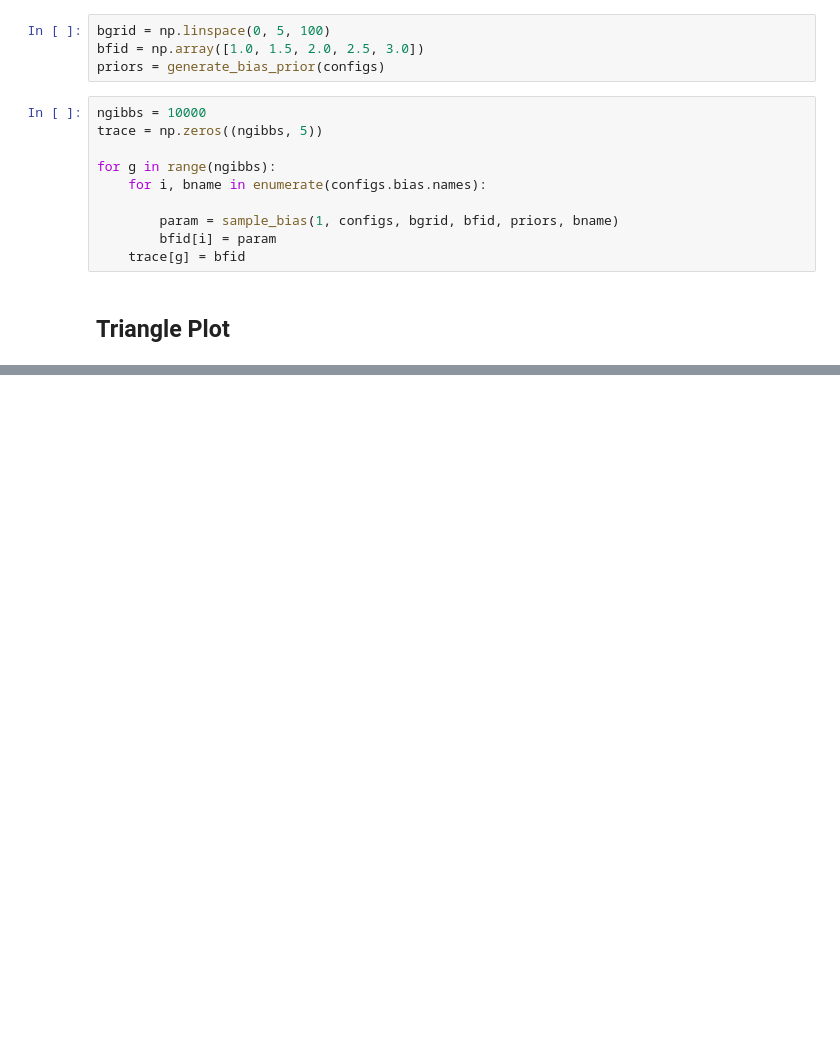
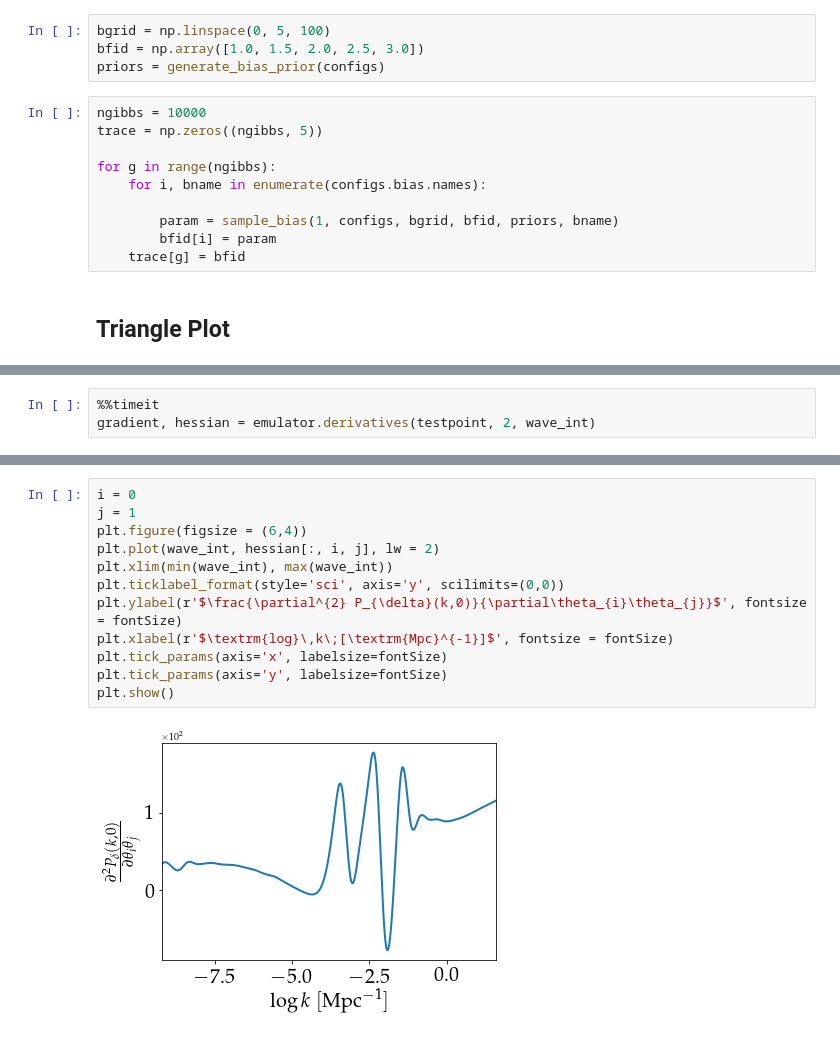
Before and after one commit to Harry45/cosmoBias, a Jupyter notebook: playground.ipynb, the cells around one changed output, grey strips where cells are left out. Drawn from its saved outputs; the diff is of its cells as text; blank space fills up the shorter version.

```diff
--- a/playground.ipynb
+++ b/playground.ipynb
@@ -415,0 +304,3 @@ tensor([-43119.9570,  -2997.8433,   3733.7258, -10556.2461,   1257.1094])
+# %%
+%%timeit
+gradient, hessian = emulator.derivatives(testpoint, 2, wave_int)
@@ -415,0 +337,14 @@ tensor([-43119.9570,  -2997.8433,   3733.7258, -10556.2461,   1257.1094])
+# %%
+i = 0
+j = 1
+plt.figure(figsize = (6,4))
+plt.plot(wave_int, hessian[:, i, j], lw = 2)
+plt.xlim(min(wave_int), max(wave_int))
+plt.ticklabel_format(style='sci', axis='y', scilimits=(0,0))
+plt.ylabel(r'$\frac{\partial^{2} P_{\delta}(k,0)}{\partial\theta_{i}\theta_{j}}$', fontsize = fontSize)
+plt.xlabel(r'$\textrm{log}\,k\;[\textrm{Mpc}^{-1}]$', fontsize = fontSize)
+plt.tick_params(axis='x', labelsize=fontSize)
+plt.tick_params(axis='y', labelsize=fontSize)
+plt.show()
+# %% [output]
+[figure, added]
```
Also changed, not shown: parts of 48 cells of this notebook, 4 other files.
